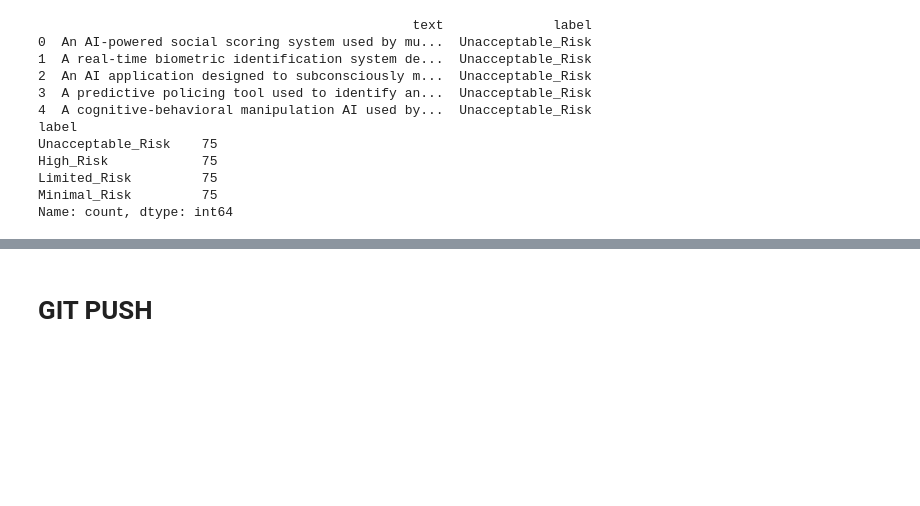
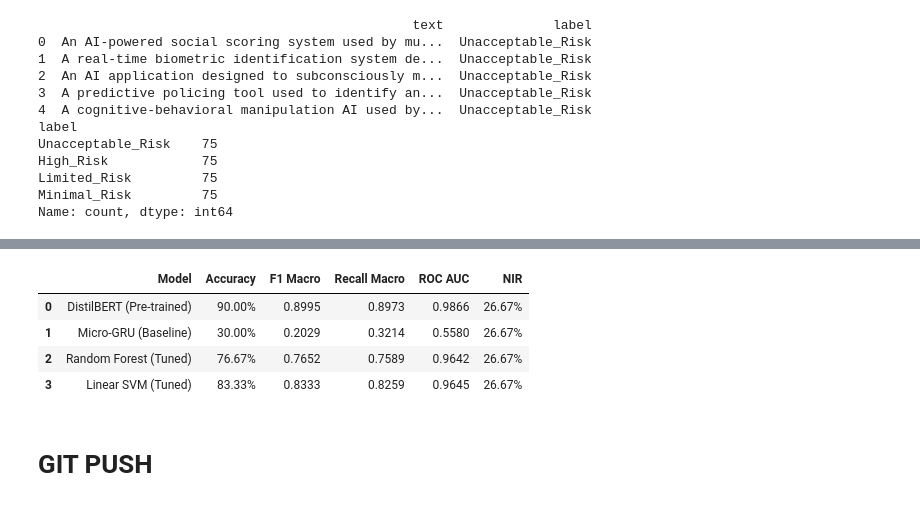
Before and after one commit to profsuccodifrutta/ai_act_RAG_navigator, a Jupyter notebook: ai_act_RAG2.ipynb, the cells around one changed output, grey strips where cells are left out. Cells and saved outputs as stored; diff of their text form; code cells hidden in the pictures; blank space fills up the shorter version.

```diff
--- a/ai_act_RAG2.ipynb
+++ b/ai_act_RAG2.ipynb
@@ -996,9 +982,10 @@ training_args = TrainingArguments(
     learning_rate=2e-5,
     per_device_train_batch_size=8,
     per_device_eval_batch_size=8,
-    num_train_epochs=10,
+    num_train_epochs=6,
     eval_strategy="epoch",
     save_strategy="epoch",
+    logging_strategy="epoch", # <-- Change this line
     load_best_model_at_end=True,
     metric_for_best_model="eval_loss"
 )
@@ -1124,3 +1163,13 @@ High_Risk            75
 Limited_Risk         75
 Minimal_Risk         75
 Name: count, dtype: int64
+# %%
+embeddings_index = {}
+with open('glove.6B.100d.txt', encoding='utf-8') as f:
+    for line in f:
+        values = line.split()
+        word = values[0]
+        coefs = np.asarray(values[1:], dtype='float32')
+        embeddings_index[word] = coefs
+
+print(f"Found {len(embeddings_index)} pre-trained word vectors.")
@@ -1170,9 +1245,8 @@ Layer 'global_max_pooling1d' (of type GlobalMaxPooling1D) was passed an input wi
 # %%
 callbacks = [
-    EarlyStopping(monitor='val_loss', patience=2, restore_best_weights=True)
+    EarlyStopping(monitor='val_loss', patience=4, restore_best_weights=True)
 ]
 
-print("\nStarting GRU training...")
 history = model.fit(
     X_train, y_train,
     validation_data=(X_eval, y_eval),
@@ -1262,0 +1517,59 @@ Training complete, Architecture saved.
+# %%
+y_pred_rf = best_rf_model.predict(X_test)
+y_prob_rf = best_rf_model.predict_proba(X_test)
+
+y_pred_svm = best_svm_model.predict(X_test)
+y_prob_svm = best_svm_model.predict_proba(X_test)
+
+def get_ml_metrics(y_true, y_pred, y_prob):
+    return {
+        "Accuracy": accuracy_score(y_true, y_pred),
+        "F1 Macro": f1_score(y_true, y_pred, average='macro'),
+        "Recall Macro": recall_score(y_true, y_pred, average='macro'),
+        "ROC AUC": roc_auc_score(y_true, y_prob, multi_class='ovr', average='macro'),
+        "NIR": 0.2667 #
+    }
+
+comparison_data = [
+    {
+        "Model": "DistilBERT (Pre-trained)",
+        "Accuracy": test_results.metrics['test_accuracy'],
+        "F1 Macro": test_results.metrics['test_f1_macro'],
+        "Recall Macro": test_results.metrics['test_recall_macro'],
+        "ROC AUC": test_results.metrics['test_roc_auc'],
+        "NIR": test_results.metrics['test_NIR']
+    },
+    {
+        "Model": "Micro-GRU (Baseline)",
+        "Accuracy": results['accuracy'],
+        "F1 Macro": results['f1_macro'],
+        "Recall Macro": results['recall_macro'],
+        "ROC AUC": results['roc_auc'],
+        "NIR": results['NIR']
+    }
+]
+
+rf_metrics = get_ml_metrics(y_test, y_pred_rf, y_prob_rf)
+rf_metrics["Model"] = "Random Forest (Tuned)"
+comparison_data.append(rf_metrics)
+
+svm_metrics = get_ml_metrics(y_test, y_pred_svm, y_prob_svm)
+svm_metrics["Model"] = "Linear SVM (Tuned)"
+comparison_data.append(svm_metrics)
+
+df_compare = pd.DataFrame(comparison_data)
+
+cols = ["Model", "Accuracy", "F1 Macro", "Recall Macro", "ROC AUC", "NIR"]
+df_compare = df_compare[cols]
+
+format_dict = {
+    "Accuracy": "{:.2%}",
+    "F1 Macro": "{:.4f}",
+    "Recall Macro": "{:.4f}",
+    "ROC AUC": "{:.4f}",
+    "NIR": "{:.2%}"
+}
+
+print("                 AI risk Classifier Performance Comparison               ")
+display(df_compare.style.format(format_dict))
+# %% [output]
@@ -1263,3 +1577,8 @@ Training complete, Architecture saved.
+|  | Model | Accuracy | F1 Macro | Recall Macro | ROC AUC | NIR |
+| 0 | DistilBERT (Pre-trained) | 90.00% | 0.8995 | 0.8973 | 0.9866 | 26.67% |
+| 1 | Micro-GRU (Baseline) | 30.00% | 0.2029 | 0.3214 | 0.5580 | 26.67% |
+| 2 | Random Forest (Tuned) | 76.67% | 0.7652 | 0.7589 | 0.9642 | 26.67% |
+| 3 | Linear SVM (Tuned) | 83.33% | 0.8333 | 0.8259 | 0.9645 | 26.67% |
 # %% [markdown]
 # GIT PUSH
 # %%
```
Also changed, not shown: parts of 18 cells of this notebook.
